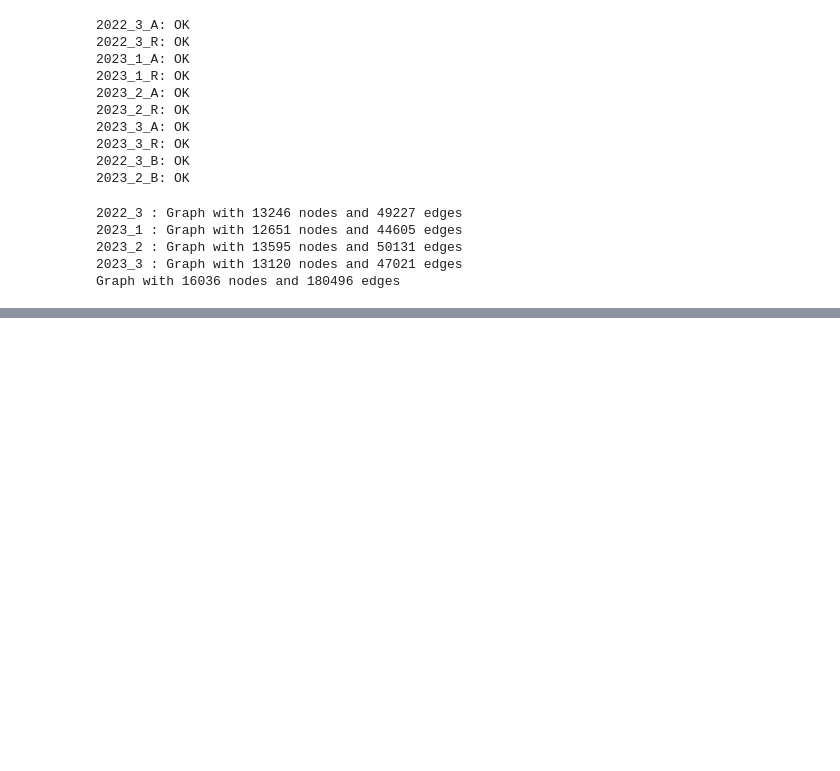
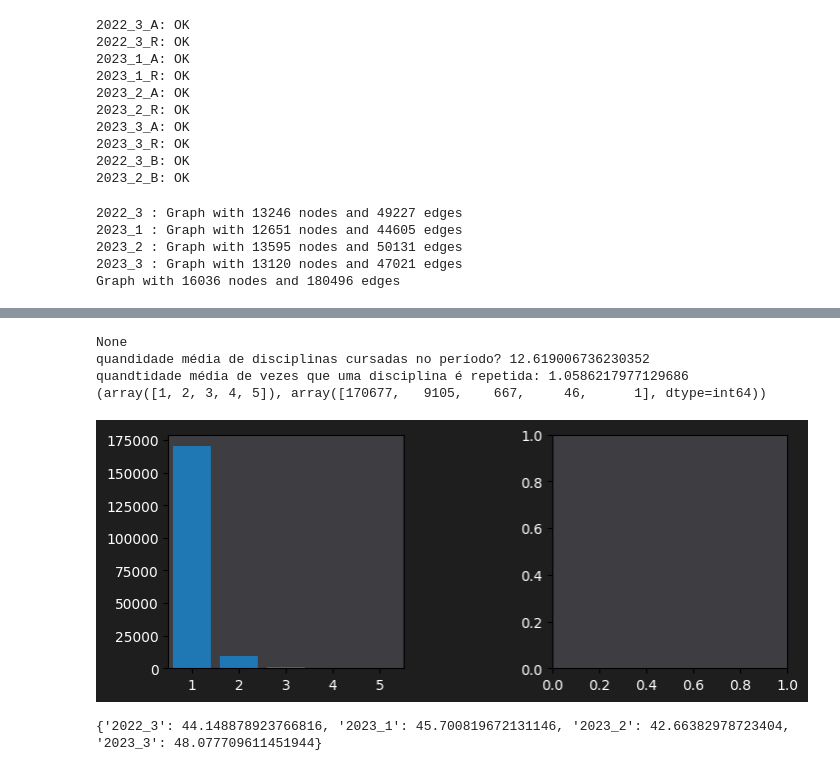
Before and after one commit to FabrizioRP/Projeto_CR, a Jupyter notebook: Main.ipynb, the cells around one changed output, grey strips where cells are left out. Saved outputs shown, nothing was run; the diff lists cells and outputs as text; code cells hidden in the pictures; blank space fills up the shorter version.

```diff
--- a/Main.ipynb
+++ b/Main.ipynb
@@ -370,0 +583,46 @@ print(lis)
+# %%
+# conferia a matematica daqi
+# possivelmente a quantidade média de disciplinas cursadas por pessoa em
+
+fig = plt.figure("Degree of a random graph", figsize=(8, 8))
+
+axgrid = fig.add_gridspec(5, 5)
+
+fig.set_facecolor("#1e1e1e")
+
+ax1 = fig.add_subplot(axgrid[3:, :2])
+ax2 = fig.add_subplot(axgrid[3:, 3:])
+
+ax1.set_facecolor("#3e3e42")
+ax1.tick_params(labelcolor="#ffffff")
+
+ax2.set_facecolor("#3e3e42")
+ax2.tick_params(labelcolor="#ffffff")
+
+wei = nx.get_edge_attributes(grafo_global, "weight")
+
+aver = 0
+
+for i in wei:
+    aver+= wei[i]
+
+ee = []
+
+for i in wei:
+    ee.append(wei[i])
+
+print(ee.sort())
+
+ax1.bar(*np.unique(ee, return_counts=True))
+ax1.set_xlim(0.5, 5.5)
+
+print("quandidade média de disciplinas cursadas no período? {}".format(aver / len(RAs)))
+print("quandtidade média de vezes que uma disciplina é repetida: {}".format(aver / 180496))
+
+print(np.unique(ee, return_counts=True))
+# %% [output]
+None
+quandidade média de disciplinas cursadas no período? 12.619006736230352
+quandtidade média de vezes que uma disciplina é repetida: 1.0586217977129686
+(array([1, 2, 3, 4, 5]), array([170677,   9105,    667,     46,      1], dtype=int64))
+[figure, added]
@@ -370,0 +631,15 @@ print(lis)
+# %%
+# tamanho médio de turmas
+
+tamanho_medio = {a:0.0 for a in quads}
+
+for q in quads:
+    aux = nx.degree(grafos_por_quad[q])
+    for d in aux:
+        if "-" in d[0]: tamanho_medio[q]+= d[1]
+
+    tamanho_medio[q]/= len(turmas_por_quad[q])
+
+print(tamanho_medio)
+# %% [output]
+{'2022_3': 44.148878923766816, '2023_1': 45.700819672131146, '2023_2': 42.66382978723404, '2023_3': 48.077709611451944}
```
Also changed, not shown: parts of 25 cells of this notebook, 4 other files.
